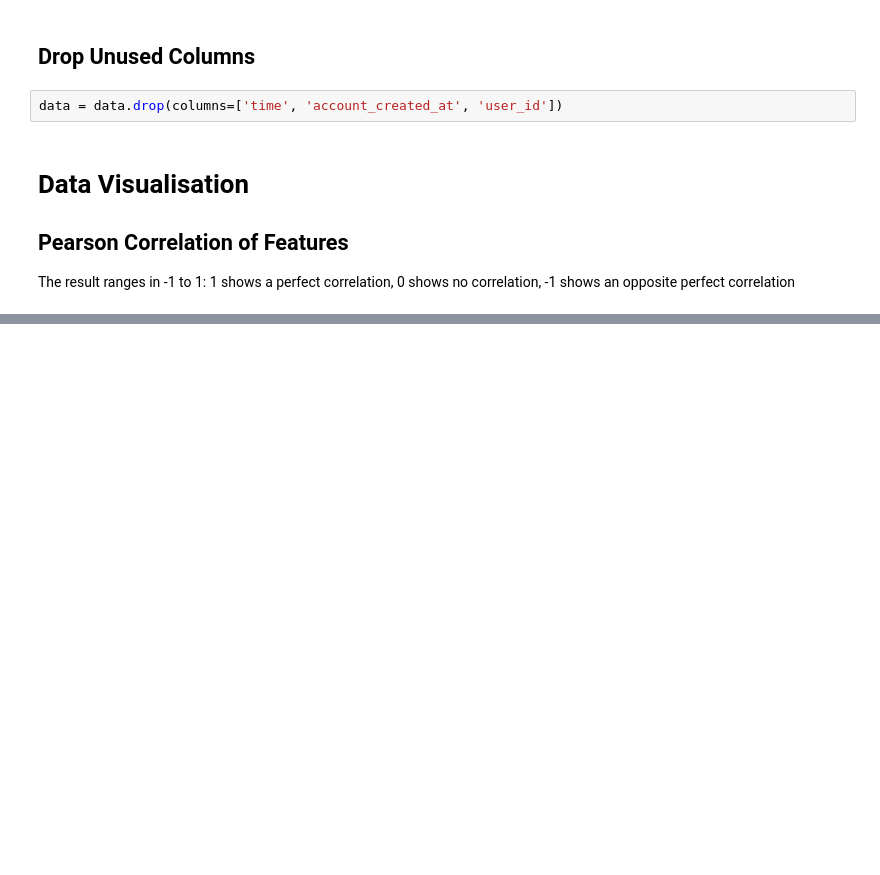
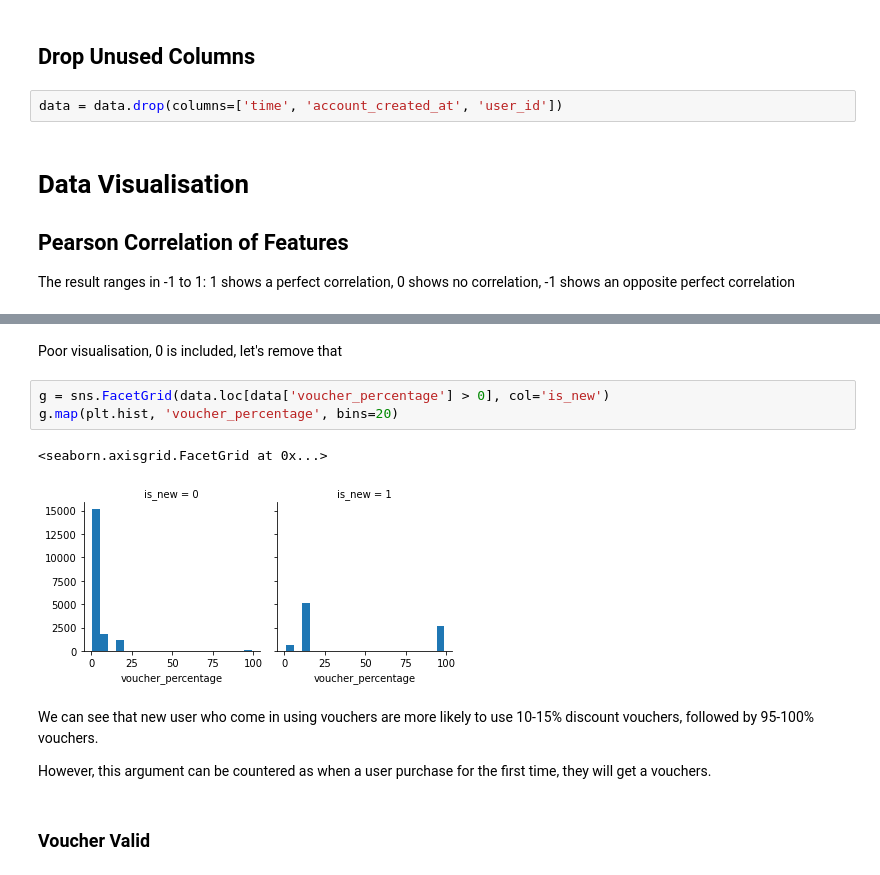
Before and after one commit to Edel-weiB/Bukalapak-Challange, a Jupyter notebook: main.ipynb, the cells around one changed output, grey strips where cells are left out. Drawn from its saved outputs; the diff is of its cells as text; blank space fills up the shorter version.

```diff
--- a/main.ipynb
+++ b/main.ipynb
@@ -129,0 +178,14 @@ KeyboardInterrupt:
+# %% [markdown]
+Poor visualisation, 0 is included, let's remove that
+# %%
+g = sns.FacetGrid(data.loc[data['voucher_percentage'] > 0], col='is_new')
+g.map(plt.hist, 'voucher_percentage', bins=20)
+# %% [output]
+<seaborn.axisgrid.FacetGrid at 0x...>
+[figure, added]
+# %% [markdown]
+We can see that new user who come in using vouchers are more likely to use 10-15% discount vouchers, followed by 95-100% vouchers.
+
+However, this argument can be countered as when a user purchase for the first time, they will get a vouchers.
+# %% [markdown]
+### Voucher Valid
```
Also changed, not shown: parts of 59 cells of this notebook.
